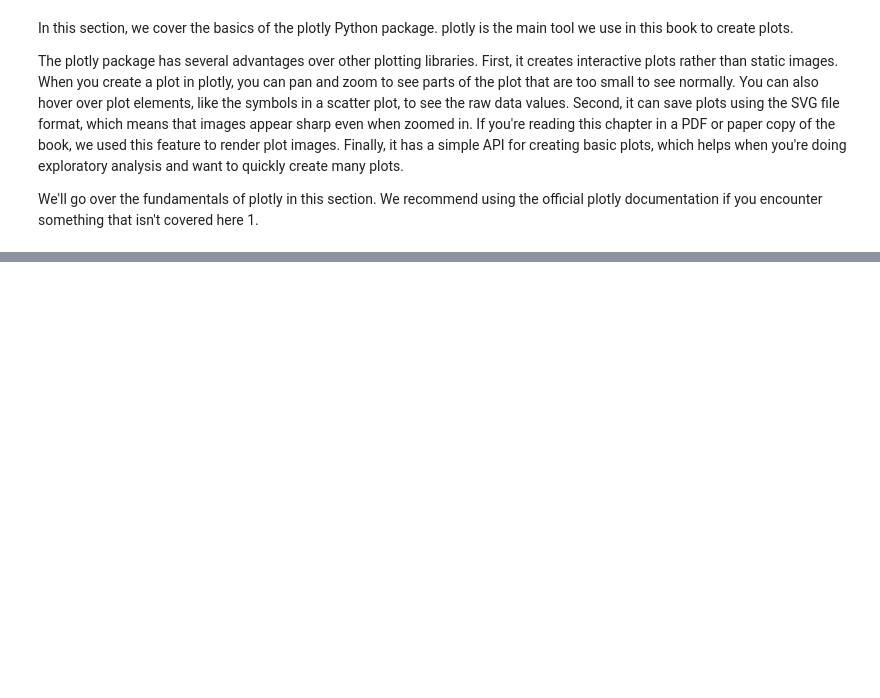
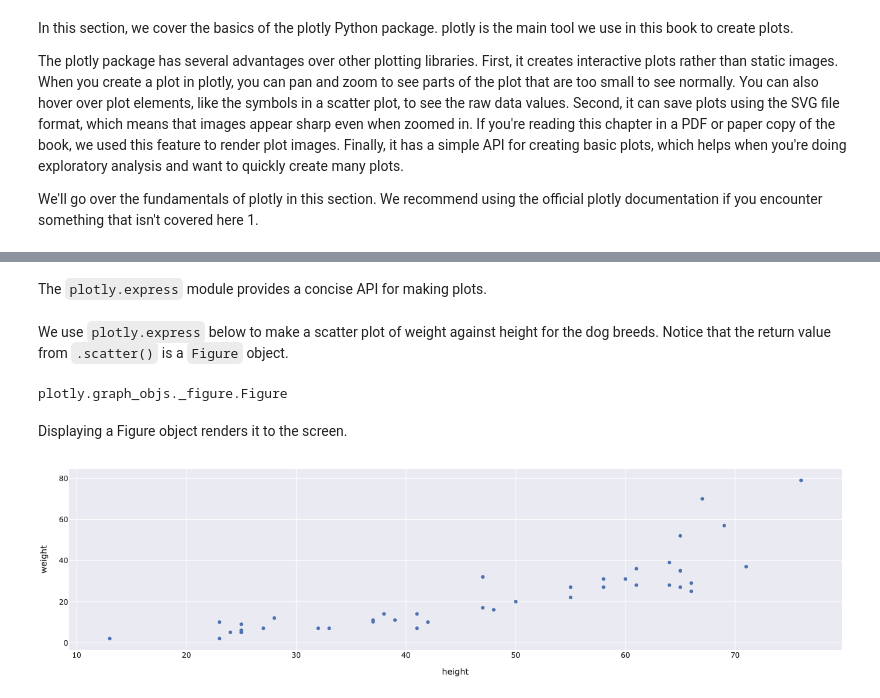
Before and after one commit to shirleytemples/data_science_techniques, a Jupyter notebook: Desktop/Data100/viz_plotly.ipynb, the cells around one changed output, grey strips where cells are left out. Saved outputs shown, nothing was run; the diff lists cells and outputs as text; code cells hidden in the pictures; blank space fills up the shorter version.

Commit message:
plotly

```diff
--- a/Desktop/Data100/viz_plotly.ipynb
+++ b/Desktop/Data100/viz_plotly.ipynb
@@ -81,3 +81,6 @@ We'll go over the fundamentals of plotly in this section. We recommend using the
 Every plot in plotly is wrapped in a Figure object. Figure objects keep track of what plots to draw. For instance, a single Figure can draw a scatter plot on the left and a line plot on the right. Figure objects also keep track of the plot layout, which includes the size of the plot, title, legend, and annotations.
 
 Let's look at an example using the dataset of dog breeds.
+# %%
+dogs = pd.read_csv('data/akc.csv').dropna()
+dogs
@@ -83,0 +97,2 @@ Let's look at an example using the dataset of dog breeds.
+# %% [markdown]
+The ``plotly.express`` module provides a concise API for making plots.
@@ -83,0 +101,15 @@ Let's look at an example using the dataset of dog breeds.
+# %% [markdown]
+We use ``plotly.express`` below to make a scatter plot of weight against height for the dog breeds.
+Notice that the return value from ``.scatter()`` is a ``Figure`` object.
+# %%
+fig = px.scatter(dogs,x='height',y='weight',width=350,height=250)
+# fig is a plotly Figure object:
+fig.__class__
+# %% [output]
+plotly.graph_objs._figure.Figure
+# %% [markdown]
+Displaying a Figure object renders it to the screen.
+# %%
+fig
+# %% [output]
+[figure, added]
```
Also changed, not shown: parts of 6 cells of this notebook.
